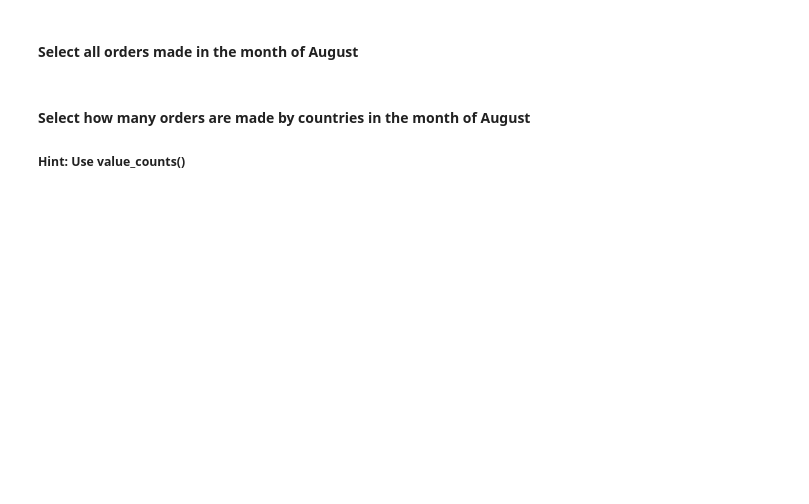
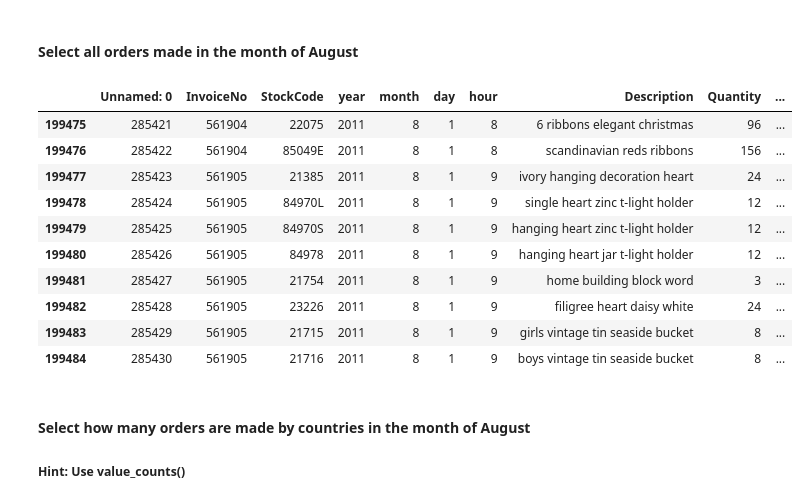
Before and after one commit to Ironhack-Data-Madrid-Octubre-2023/5.1-lab_subsetting_and_descriptive_stats, a Jupyter notebook: your-code/main.ipynb, the cells around one changed output. Saved outputs shown, nothing was run; the diff lists cells and outputs as text; code cells hidden in the pictures; blank space fills up the shorter version.

```diff
--- a/your-code/main.ipynb
+++ b/your-code/main.ipynb
@@ -446,3 +615,18 @@ orders.head()
+# %%
+orders_ag = orders[orders['month']==8]
+orders_ag.head(10)
+# %% [output]
+|  | Unnamed: 0 | InvoiceNo | StockCode | year | month | day | hour | Description | Quantity | ... |
+| 199475 | 285421 | 561904 | 22075 | 2011 | 8 | 1 | 8 | 6 ribbons elegant christmas | 96 | ... |
+| 199476 | 285422 | 561904 | 85049E | 2011 | 8 | 1 | 8 | scandinavian reds ribbons | 156 | ... |
+| 199477 | 285423 | 561905 | 21385 | 2011 | 8 | 1 | 9 | ivory hanging decoration heart | 24 | ... |
+| 199478 | 285424 | 561905 | 84970L | 2011 | 8 | 1 | 9 | single heart zinc t-light holder | 12 | ... |
+| 199479 | 285425 | 561905 | 84970S | 2011 | 8 | 1 | 9 | hanging heart zinc t-light holder | 12 | ... |
+| 199480 | 285426 | 561905 | 84978 | 2011 | 8 | 1 | 9 | hanging heart jar t-light holder | 12 | ... |
+| 199481 | 285427 | 561905 | 21754 | 2011 | 8 | 1 | 9 | home building block word | 3 | ... |
+| 199482 | 285428 | 561905 | 23226 | 2011 | 8 | 1 | 9 | filigree heart daisy white | 24 | ... |
+| 199483 | 285429 | 561905 | 21715 | 2011 | 8 | 1 | 9 | girls vintage tin seaside bucket | 8 | ... |
+| 199484 | 285430 | 561905 | 21716 | 2011 | 8 | 1 | 9 | boys vintage tin seaside bucket | 8 | ... |
 # %% [markdown]
 #### Select how many orders are made by countries in the month of August
 ##### Hint: Use value_counts()
```
Also changed, not shown: parts of 40 cells of this notebook.
